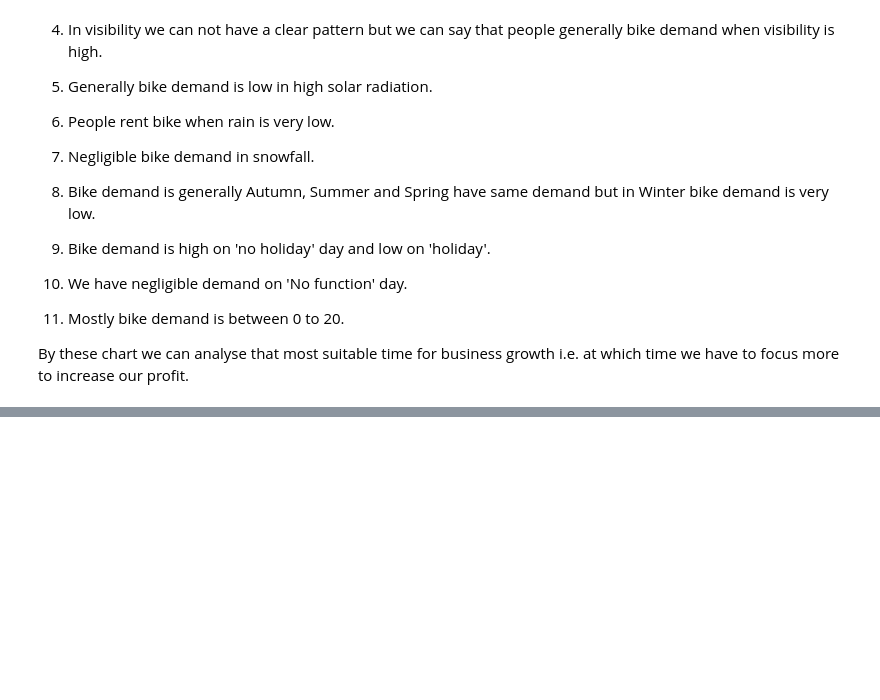
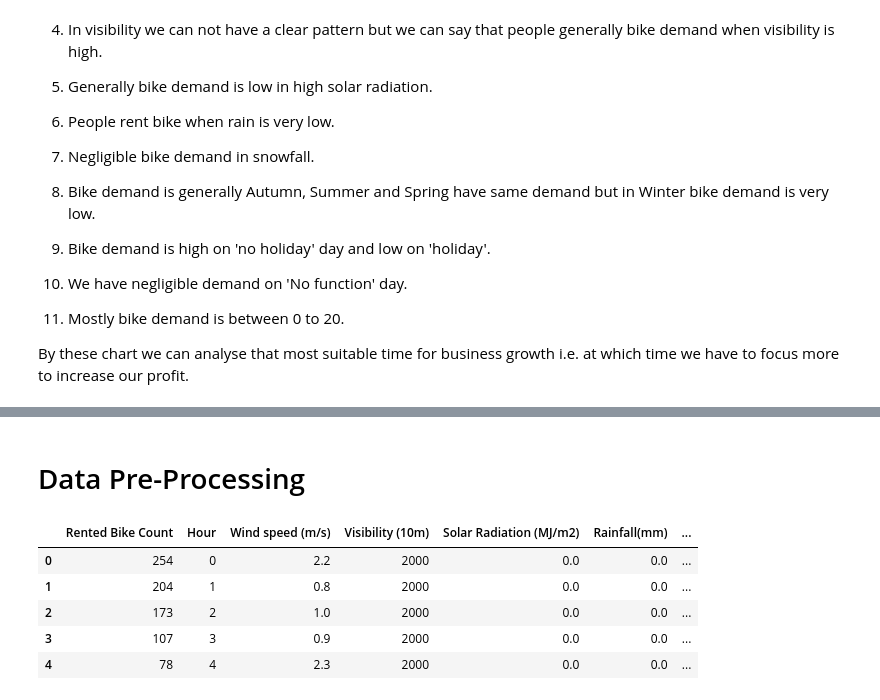
Before and after one commit to waghpallavi/Bike-Sharing-Demand-Prediction, a Jupyter notebook: Bike_Sharing_Demand_Prediction.ipynb, the cells around one changed output, grey strips where cells are left out. Saved outputs shown, nothing was run; the diff lists cells and outputs as text; code cells hidden in the pictures; blank space fills up the shorter version.

```diff
--- a/Bike_Sharing_Demand_Prediction.ipynb
+++ b/Bike_Sharing_Demand_Prediction.ipynb
@@ -362,0 +438,25 @@ By these chart we can analyse that most suitable time for business growth i.e. a
+# %% [markdown]
+# Data Pre-Processing
+# %%
+# Dummification of all the objective rows:-
+df1['working_day']=np.where(df1['Functioning Day']=='Yes', 1, 0)
+df1['working_day']=np.where(df1['Functioning Day']=='No', 1, 0)
+df1['well_seasoned']=np.where(df1['Seasons']=='Autumn', 1, 0)
+df1['well_seasoned']=np.where(df1['Seasons']=='Summer', 1, 0)
+df1['well_seasoned']=np.where(df1['Seasons']=='Spring', 1, 0)
+df1['well_seasoned']=np.where(df1['Seasons']=='Winter', 1, 0)
+df1['day_off']=np.where(df1['Holiday']=='Holiday', 1, 0)
+df1['day_off']=np.where(df1['Holiday']=='No Holiday', 1, 0)
+# %%
+# Droping the original columns
+df1.drop(columns=['Functioning Day'], axis=1, inplace=True)
+df1.drop(columns=['Seasons'], axis=1, inplace=True)
+df1.drop(columns=['Holiday'], axis=1, inplace=True)
+df1.head(5)
+# %% [output]
+|  | Rented Bike Count | Hour | Wind speed (m/s) | Visibility (10m) | Solar Radiation (MJ/m2) | Rainfall(mm) | ... |
+| 0 | 254 | 0 | 2.2 | 2000 | 0.0 | 0.0 | ... |
+| 1 | 204 | 1 | 0.8 | 2000 | 0.0 | 0.0 | ... |
+| 2 | 173 | 2 | 1.0 | 2000 | 0.0 | 0.0 | ... |
+| 3 | 107 | 3 | 0.9 | 2000 | 0.0 | 0.0 | ... |
+| 4 | 78 | 4 | 2.3 | 2000 | 0.0 | 0.0 | ... |
```
Also changed, not shown: parts of 15 cells of this notebook.
